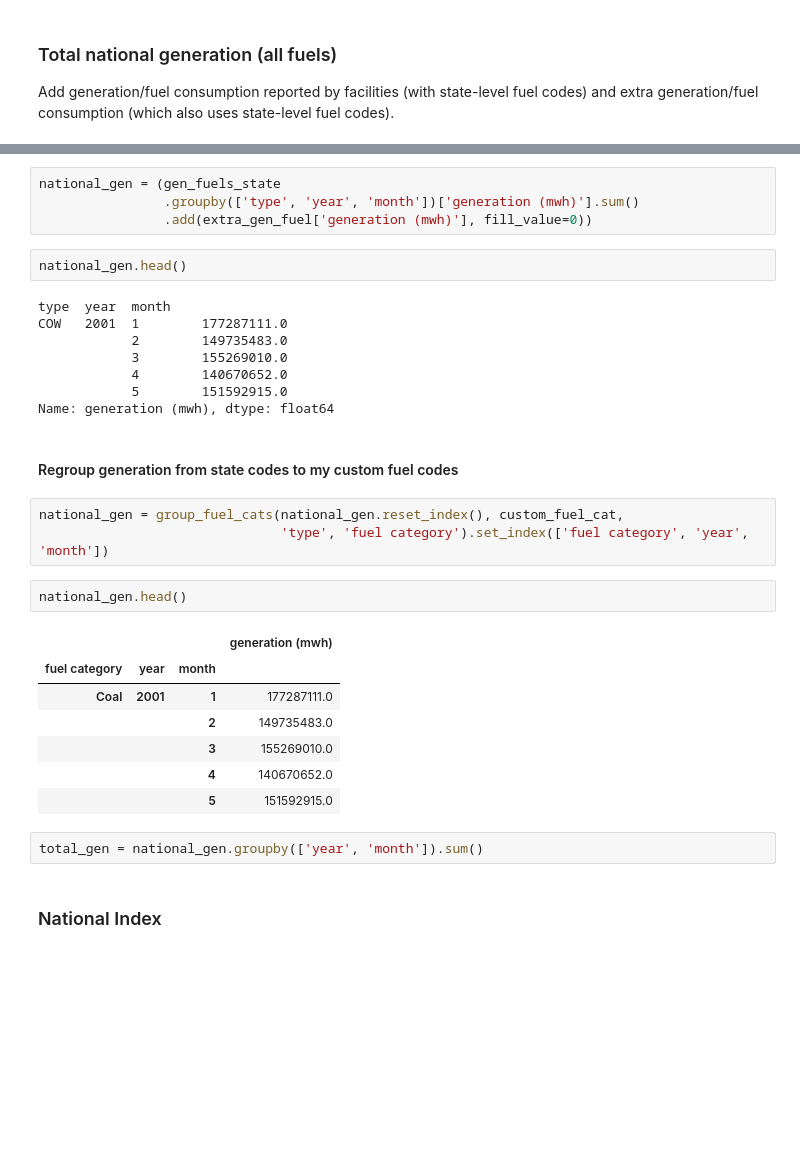
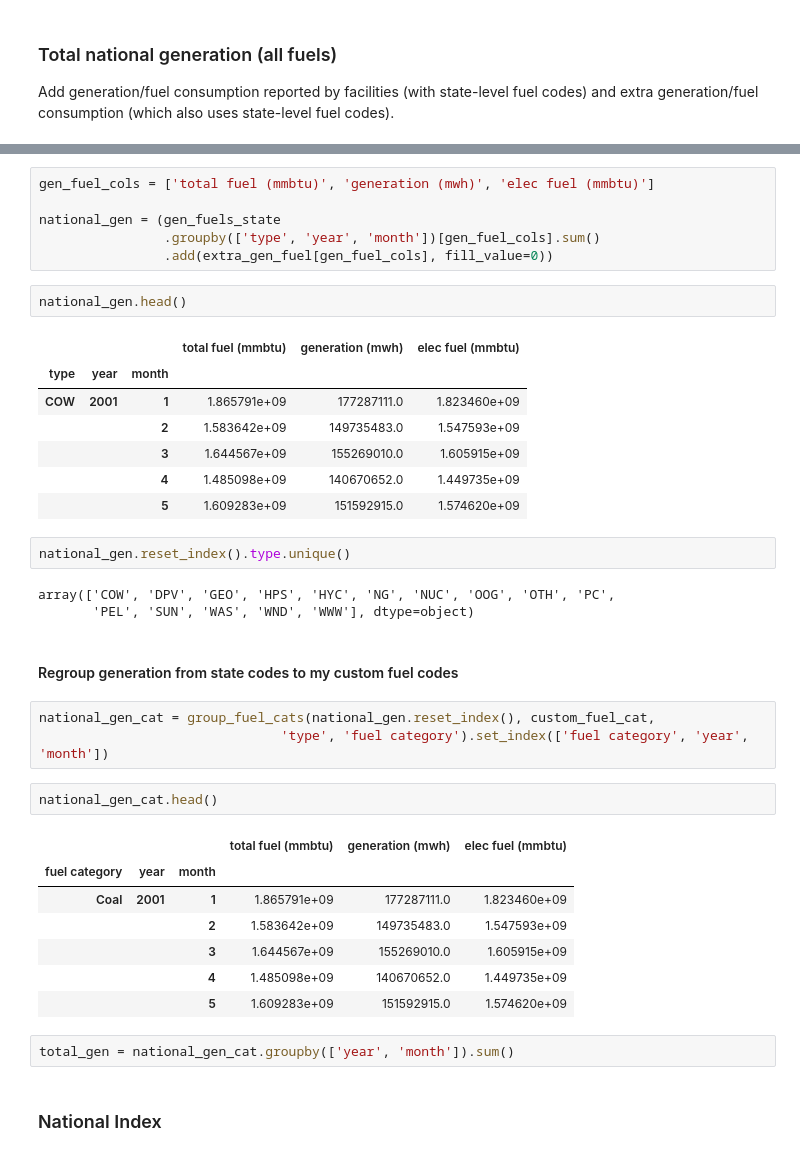
Before and after one commit to gschivley/carbon-index, a Jupyter notebook: Notebooks/Calculate national and NERC gen and emissions.ipynb, the cells around one changed output, grey strips where cells are left out. Drawn from its saved outputs; the diff is of its cells as text; blank space fills up the shorter version.

```diff
--- a/Notebooks/Calculate national and NERC gen and emissions.ipynb
+++ b/Notebooks/Calculate national and NERC gen and emissions.ipynb
@@ -161,34 +185,41 @@ gen_fuels_state.groupby(['type', 'year', 'month']).sum().head()
 # %%
+gen_fuel_cols = ['total fuel (mmbtu)', 'generation (mwh)', 'elec fuel (mmbtu)']
+
 national_gen = (gen_fuels_state
-                .groupby(['type', 'year', 'month'])['generation (mwh)'].sum()
-                .add(extra_gen_fuel['generation (mwh)'], fill_value=0))
+                .groupby(['type', 'year', 'month'])[gen_fuel_cols].sum()
+                .add(extra_gen_fuel[gen_fuel_cols], fill_value=0))
 # %%
 national_gen.head()
 # %% [output]
-type  year  month
-COW   2001  1        177287111.0
-            2        149735483.0
-            3        155269010.0
-            4        140670652.0
-            5        151592915.0
-Name: generation (mwh), dtype: float64
+|  |  |  | total fuel (mmbtu) | generation (mwh) | elec fuel (mmbtu) |
+| type | year | month |  |  |  |
+| COW | 2001 | 1 | 1.865791e+09 | 177287111.0 | 1.823460e+09 |
+|  |  | 2 | 1.583642e+09 | 149735483.0 | 1.547593e+09 |
+|  |  | 3 | 1.644567e+09 | 155269010.0 | 1.605915e+09 |
+|  |  | 4 | 1.485098e+09 | 140670652.0 | 1.449735e+09 |
+|  |  | 5 | 1.609283e+09 | 151592915.0 | 1.574620e+09 |
+# %%
+national_gen.reset_index().type.unique()
+# %% [output]
+array(['COW', 'DPV', 'GEO', 'HPS', 'HYC', 'NG', 'NUC', 'OOG', 'OTH', 'PC',
+       'PEL', 'SUN', 'WAS', 'WND', 'WWW'], dtype=object)
 # %% [markdown]
 #### Regroup generation from state codes to my custom fuel codes
 # %%
-national_gen = group_fuel_cats(national_gen.reset_index(), custom_fuel_cat,
+national_gen_cat = group_fuel_cats(national_gen.reset_index(), custom_fuel_cat,
                                'type', 'fuel category').set_index(['fuel category', 'year', 'month'])
 # %%
-national_gen.head()
+national_gen_cat.head()
 # %% [output]
-|  |  |  | generation (mwh) |
-| fuel category | year | month |  |
-| Coal | 2001 | 1 | 177287111.0 |
-|  |  | 2 | 149735483.0 |
-|  |  | 3 | 155269010.0 |
-|  |  | 4 | 140670652.0 |
-|  |  | 5 | 151592915.0 |
+|  |  |  | total fuel (mmbtu) | generation (mwh) | elec fuel (mmbtu) |
+| fuel category | year | month |  |  |  |
+| Coal | 2001 | 1 | 1.865791e+09 | 177287111.0 | 1.823460e+09 |
+|  |  | 2 | 1.583642e+09 | 149735483.0 | 1.547593e+09 |
+|  |  | 3 | 1.644567e+09 | 155269010.0 | 1.605915e+09 |
+|  |  | 4 | 1.485098e+09 | 140670652.0 | 1.449735e+09 |
+|  |  | 5 | 1.609283e+09 | 151592915.0 | 1.574620e+09 |
 # %%
-total_gen = national_gen.groupby(['year', 'month']).sum()
+total_gen = national_gen_cat.groupby(['year', 'month']).sum()
 # %% [markdown]
 ### National Index
 # %%
```
Also changed, not shown: parts of 19 cells of this notebook.
